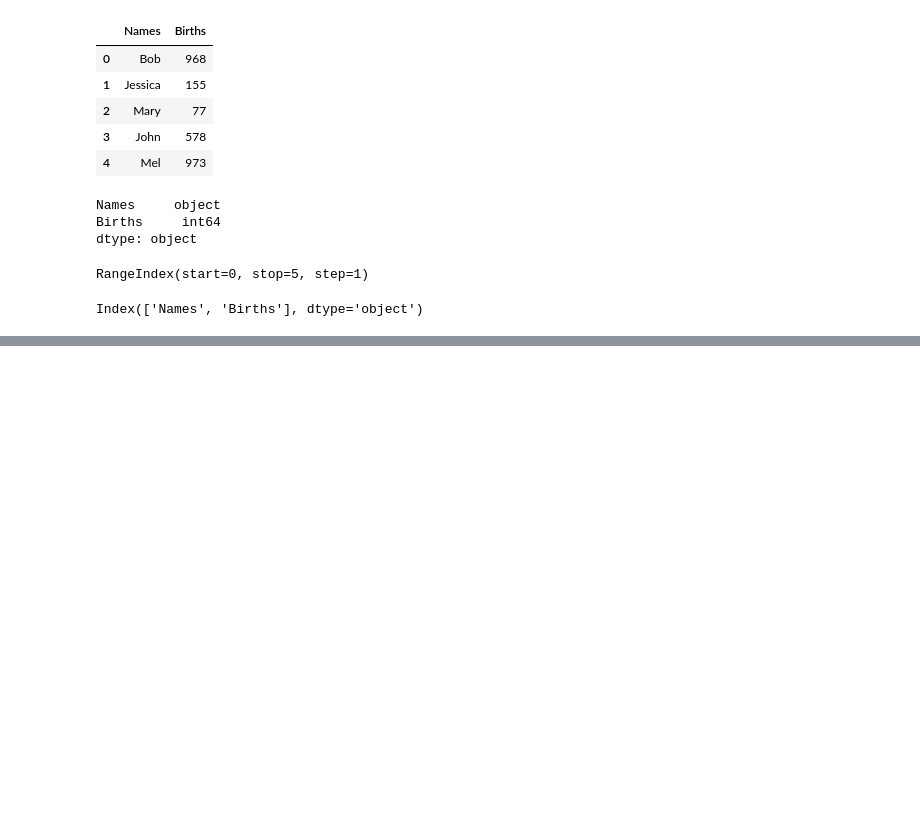
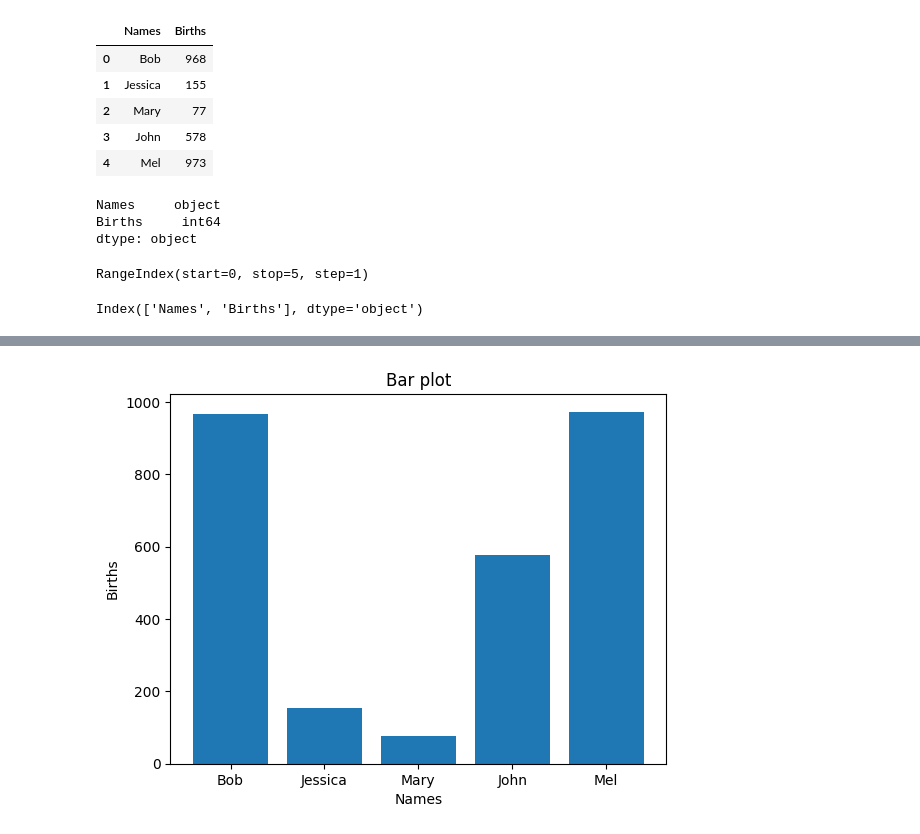
Before and after one commit to zzangjyj0818/Data_Analysis, a Jupyter notebook: ch01./0.2.ipynb, the cells around one changed output, grey strips where cells are left out. Saved outputs shown, nothing was run; the diff lists cells and outputs as text; code cells hidden in the pictures; blank space fills up the shorter version.

```diff
--- a/ch01./0.2.ipynb
+++ b/ch01./0.2.ipynb
@@ -62,0 +114,12 @@ TypeError: Could not convert ['BobJessicaMaryJohnMel'] to numeric
+# %%
+y = df['Births']
+x = df['Names']
+
+# 막대 그래프 출력
+plt.bar(x,y) # 막대 그래프 객체 생성
+plt.xlabel('Names') # x축 이름
+plt.ylabel("Births")  # y축 이름
+plt.title("Bar plot") # 그래프 이름
+plt.show()
+# %% [output]
+[figure, added]
```
Also changed, not shown: parts of 13 cells of this notebook.
